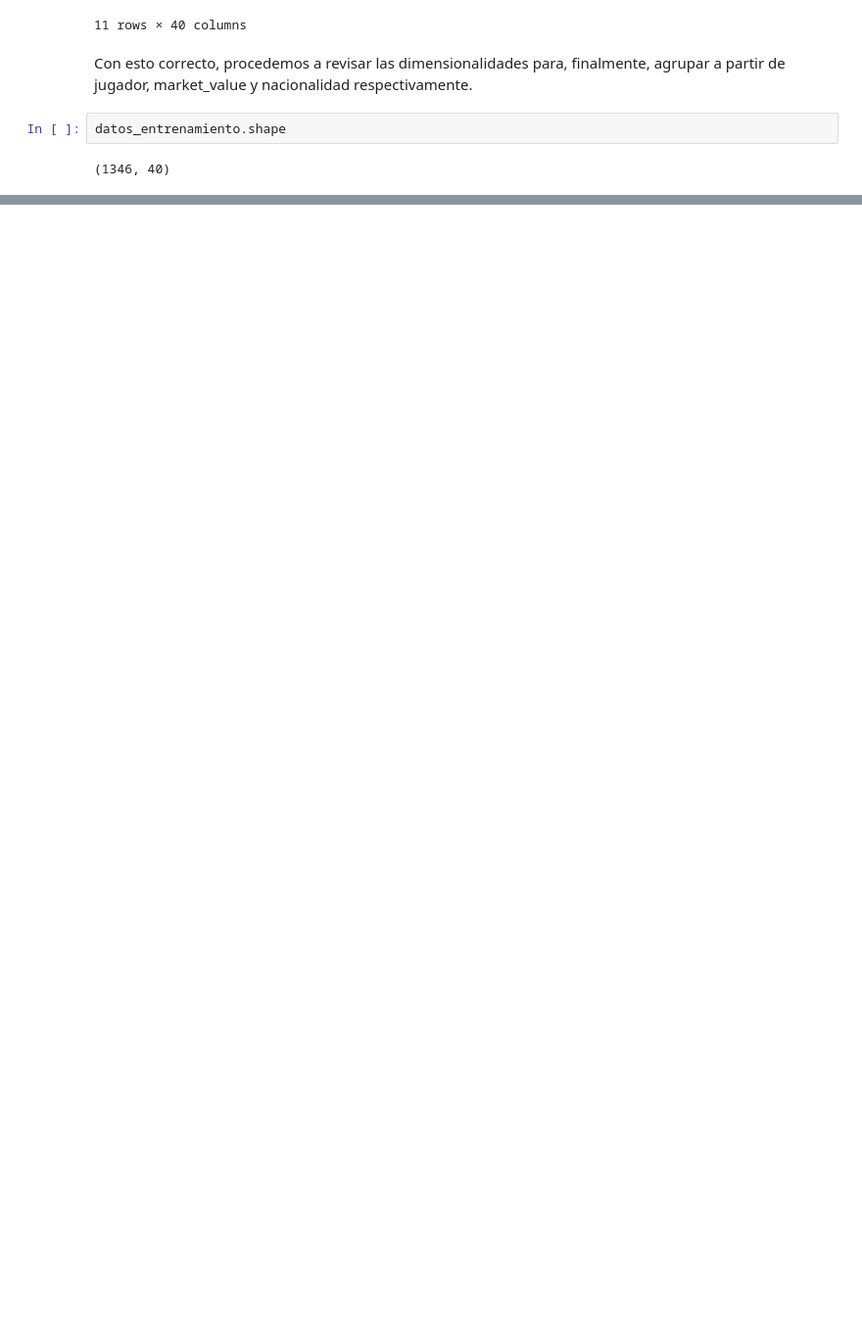
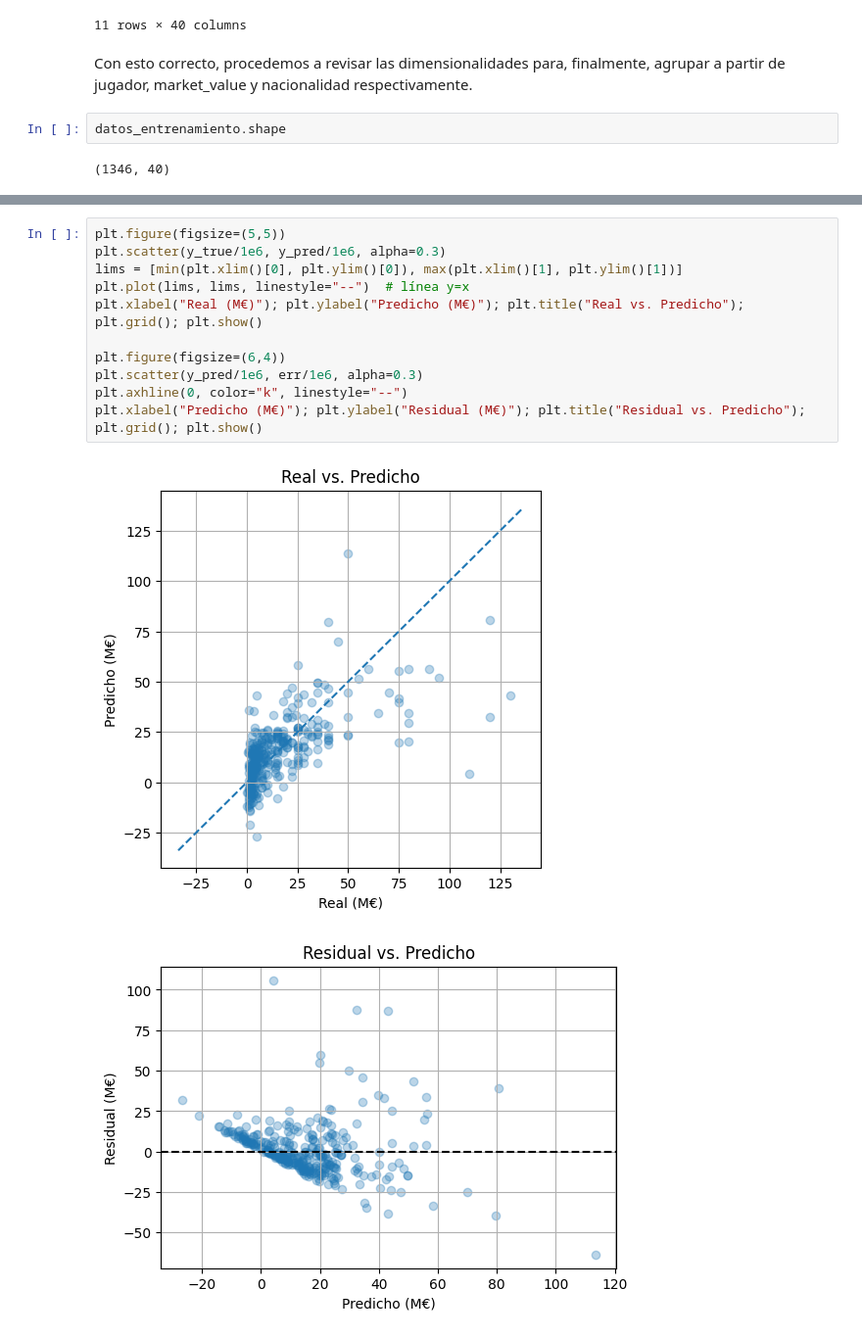
Before and after one commit to afgomezg1/Laboratorios-BI, a Jupyter notebook: Laboratorio 1/Laboratorio1.ipynb, the cells around one changed output, grey strips where cells are left out. Shown at 98% size. Cells and saved outputs as stored; diff of their text form; blank space fills up the shorter version.

```diff
--- a/Laboratorio 1/Laboratorio1.ipynb
+++ b/Laboratorio 1/Laboratorio1.ipynb
@@ -981,0 +1217,14 @@ R²: 0.4596
+# %%
+plt.figure(figsize=(5,5))
+plt.scatter(y_true/1e6, y_pred/1e6, alpha=0.3)
+lims = [min(plt.xlim()[0], plt.ylim()[0]), max(plt.xlim()[1], plt.ylim()[1])]
+plt.plot(lims, lims, linestyle="--")  # línea y=x
+plt.xlabel("Real (M€)"); plt.ylabel("Predicho (M€)"); plt.title("Real vs. Predicho"); plt.grid(); plt.show()
+
+plt.figure(figsize=(6,4))
+plt.scatter(y_pred/1e6, err/1e6, alpha=0.3)
+plt.axhline(0, color="k", linestyle="--")
+plt.xlabel("Predicho (M€)"); plt.ylabel("Residual (M€)"); plt.title("Residual vs. Predicho"); plt.grid(); plt.show()
+# %% [output]
+[figure, added]
+[figure, added]
```
Also changed, not shown: parts of 30 cells of this notebook.
